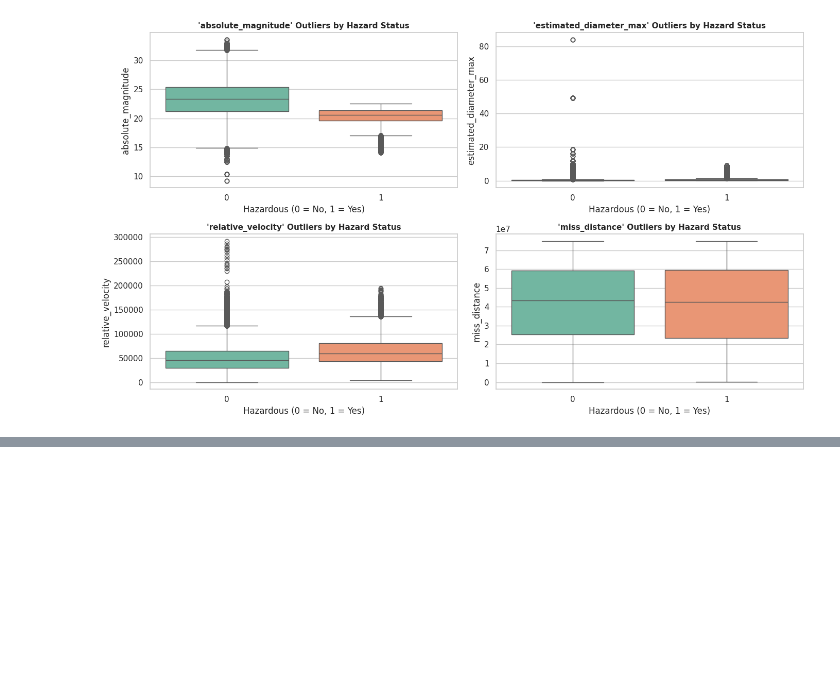
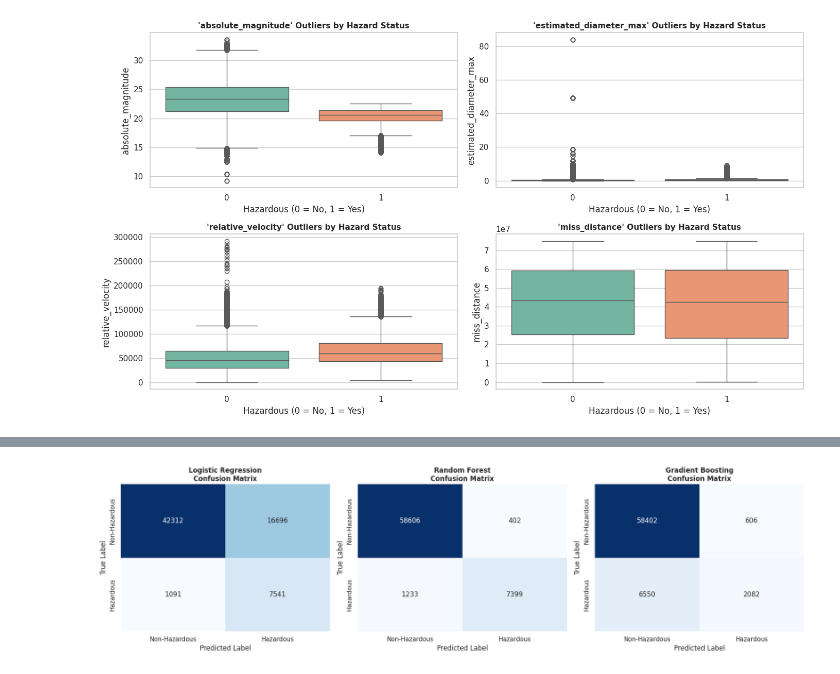
Before and after one commit to s006aj/Planetary_defence_system, a Jupyter notebook: final_project.ipynb, the cells around one changed output, grey strips where cells are left out. Saved outputs shown, nothing was run; the diff lists cells and outputs as text; code cells hidden in the pictures; blank space fills up the shorter version.

```diff
--- a/final_project.ipynb
+++ b/final_project.ipynb
@@ -161,0 +423,98 @@ Passing `palette` without assigning `hue` is deprecated and will be removed in v
+# %%
+from sklearn.ensemble import GradientBoostingClassifier, RandomForestClassifier
+from sklearn.linear_model import LogisticRegression
+from sklearn.metrics import (
+    accuracy_score,
+    classification_report,
+    confusion_matrix,
+    f1_score,
+    precision_score,
+    recall_score,
+    roc_auc_score,
+)
+from sklearn.preprocessing import RobustScaler
+
+
+scaler = RobustScaler()
+X_train_scaled = scaler.fit_transform(X_train)
+X_test_scaled = scaler.transform(X_test)
+
+models = {
+    "Logistic Regression": LogisticRegression(
+        class_weight="balanced", max_iter=1000, random_state=42
+    ),
+    "Random Forest": RandomForestClassifier(
+        n_estimators=100, class_weight="balanced", random_state=42, n_jobs=-1
+    ),
+    "Gradient Boosting": GradientBoostingClassifier(
+        n_estimators=100, learning_rate=0.1, random_state=42
+    ),
+}
+
+results = []
+
+for name, model in models.items():
+
+    if name == "Logistic Regression":
+        model.fit(X_train_scaled, y_train)
+        y_pred = model.predict(X_test_scaled)
+        y_probs = model.predict_proba(X_test_scaled)[:, 1]
+    else:
+        model.fit(X_train, y_train)
+        y_pred = model.predict(X_test)
+        y_probs = model.predict_proba(X_test)[:, 1]
+
+    acc = accuracy_score(y_test, y_pred)
+    prec = precision_score(y_test, y_pred, zero_division=0)
+    rec = recall_score(y_test, y_pred, zero_division=0)
+    f1 = f1_score(y_test, y_pred, zero_division=0)
+    roc_auc = roc_auc_score(y_test, y_probs)
+
+
+    results.append(
+        {
+            "Model": name,
+            "Accuracy": acc,
+            "Precision": prec,
+            "Recall": rec,
+            "F1-Score": f1,
+            "ROC-AUC": roc_auc,
+        }
+    )
+
+
+df_results = pd.DataFrame(results).sort_values(by="Recall", ascending=False)
+
+print("=" * 75)
+print("             MODEL PERFORMANCE COMPARISON (CLASSIFICATION)")
+print("=" * 75)
+print(df_results.to_string(index=False, float_format=lambda x: f"{x:.4f}"))
+print("=" * 75)
+
+fig, axes = plt.subplots(1, 3, figsize=(18, 5))
+
+for i, (name, model) in enumerate(models.items()):
+    if name == "Logistic Regression":
+        preds = model.predict(X_test_scaled)
+    else:
+        preds = model.predict(X_test)
+
+    cm = confusion_matrix(y_test, preds)
+
+    sns.heatmap(
+        cm,
+        annot=True,
+        fmt="d",
+        cmap="Blues",
+        cbar=False,
+        ax=axes[i],
+        xticklabels=["Non-Hazardous", "Hazardous"],
+        yticklabels=["Non-Hazardous", "Hazardous"],
+    )
+    axes[i].set_title(f"{name}\nConfusion Matrix", fontweight="bold")
+    axes[i].set_xlabel("Predicted Label")
+    axes[i].set_ylabel("True Label")
+
+plt.tight_layout()
+plt.show()
+# %% [output]
@@ -161,0 +529 @@ Passing `palette` without assigning `hue` is deprecated and will be removed in v
+[figure, added]
```
Also changed, not shown: parts of 13 cells of this notebook.
